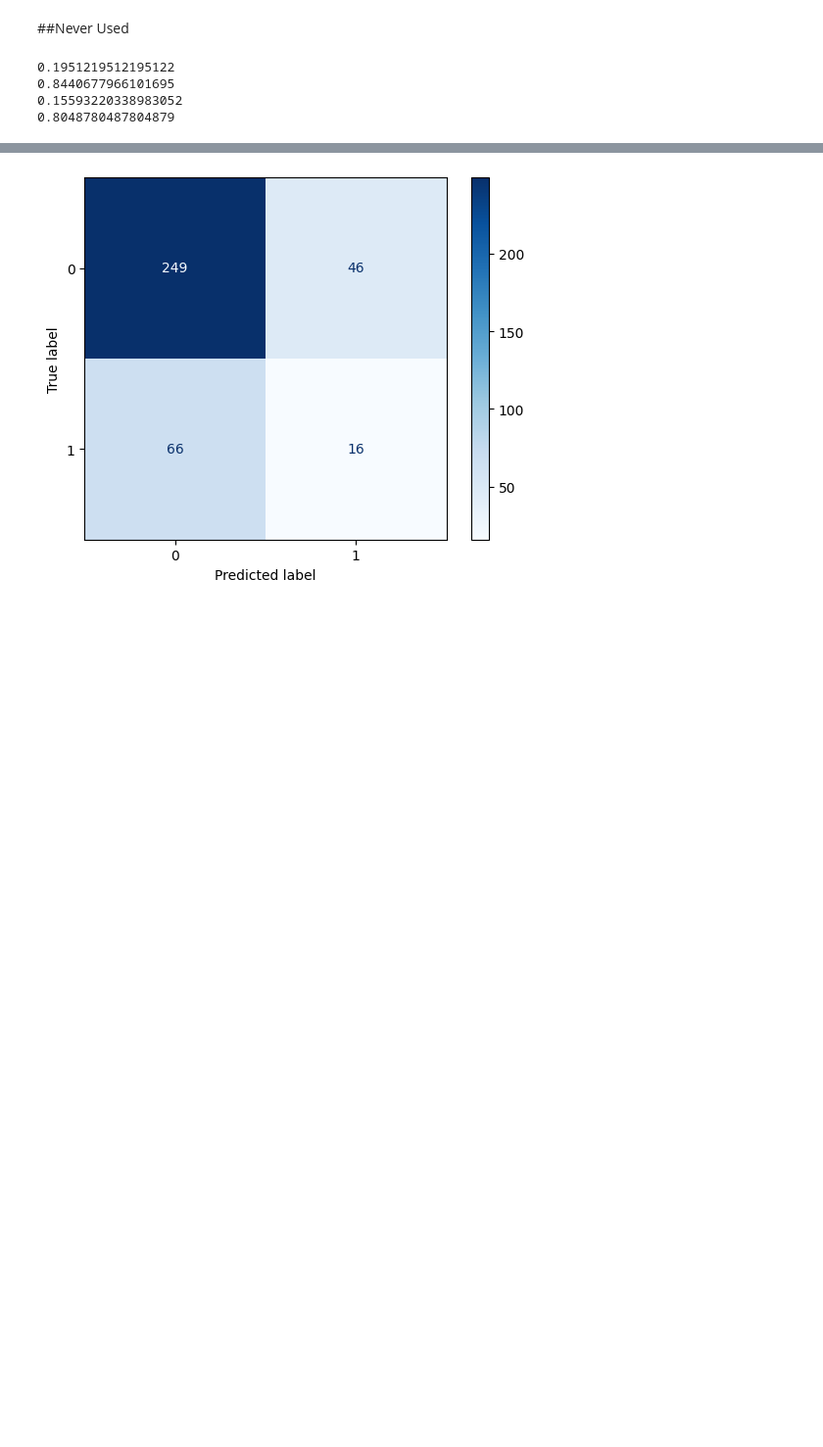
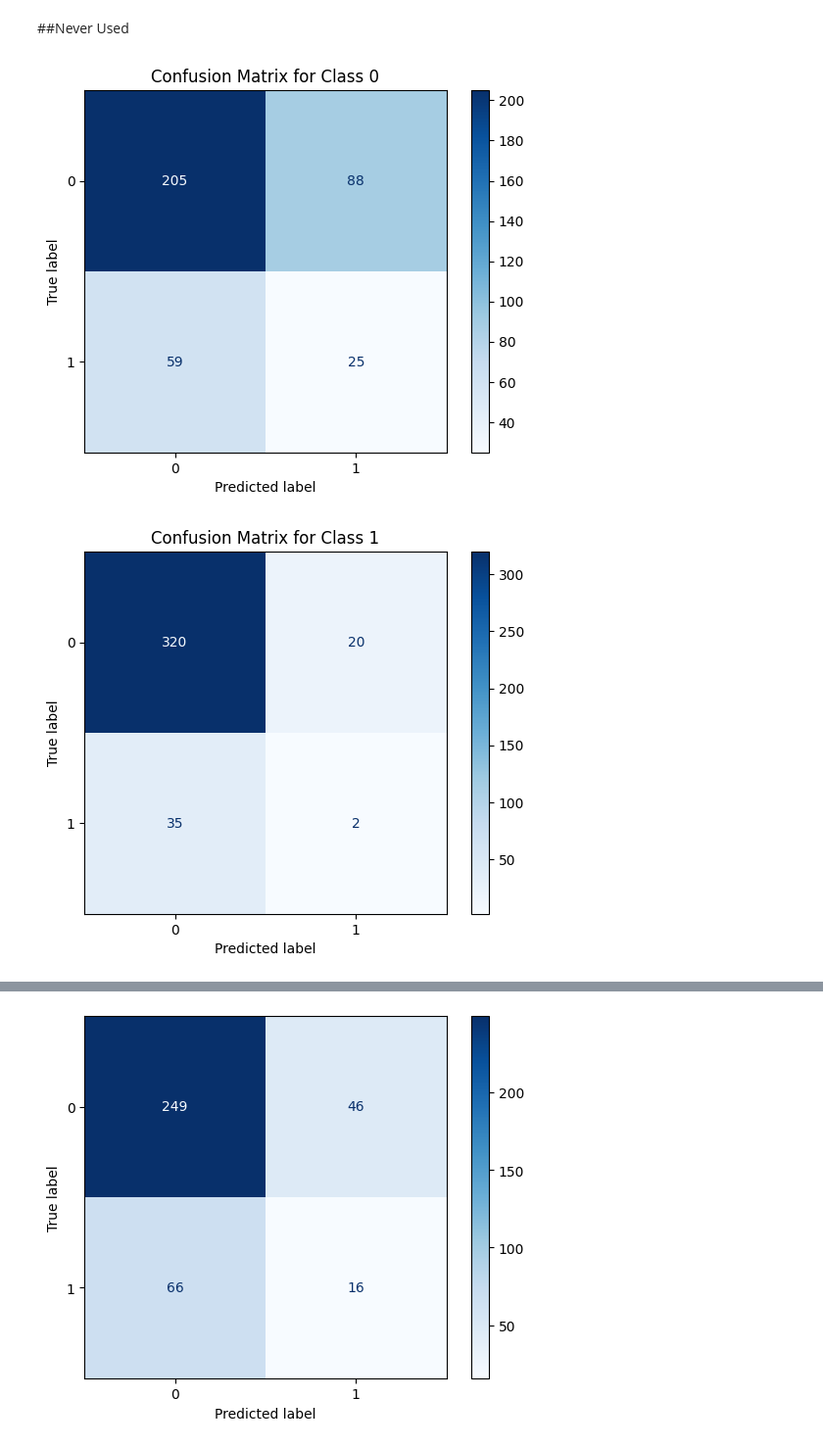
Before and after one commit to jadrzy/ProjectPythonForMachineLearning, a Jupyter notebook: notebooks/CreatingModel.ipynb, the cells around one changed output, grey strips where cells are left out. Shown at 98% size. Cells and saved outputs as stored; diff of their text form; code cells hidden in the pictures; blank space fills up the shorter version.

```diff
--- a/notebooks/CreatingModel.ipynb
+++ b/notebooks/CreatingModel.ipynb
@@ -546,34 +562,26 @@ X1.head()
 # %%
 import numpy as np
 from sklearn import tree
 
-Y_train=y_train==0
-Y_test=y_test==0
-Y_valid=y_valid==0
 
-cla = tree.DecisionTreeClassifier(random_state=1,max_depth=5)
+
+cla = tree.DecisionTreeClassifier(random_state=1,criterion='gini', max_depth=16, splitter='random')
 cla.fit(X_train, Y_train)
 
 y_pred_train = cla.predict(X_train)
 y_pred = cla.predict(X_valid)
 
 
 
 from sklearn.metrics import confusion_matrix
-tn, fp, fn, tp = confusion_matrix(Y_test, y_pred).ravel()
+
+for i in range(0,7):
+  cm = confusion_matrix(Y_test[:,i], y_pred[:,i])
+  cm_display = ConfusionMatrixDisplay(cm).plot(cmap=plt.cm.Blues)
+  plt.title(f'Confusion Matrix for Class {i}')
 
 
-tpr=tp/(tp+fn)
-tnr=tn/(tn+fp)
-fpr=fp/(fp+tn)
-fnr=fn/(fn+tp)
-
-print(tpr)
-print(tnr)
-print(fpr)
-print(fnr)
+plt.show()
 # %% [output]
-0.1951219512195122
-0.8440677966101695
-0.15593220338983052
-0.8048780487804879
+[figure, added]
+[figure, added]
```
Also changed, not shown: parts of 7 cells of this notebook.
